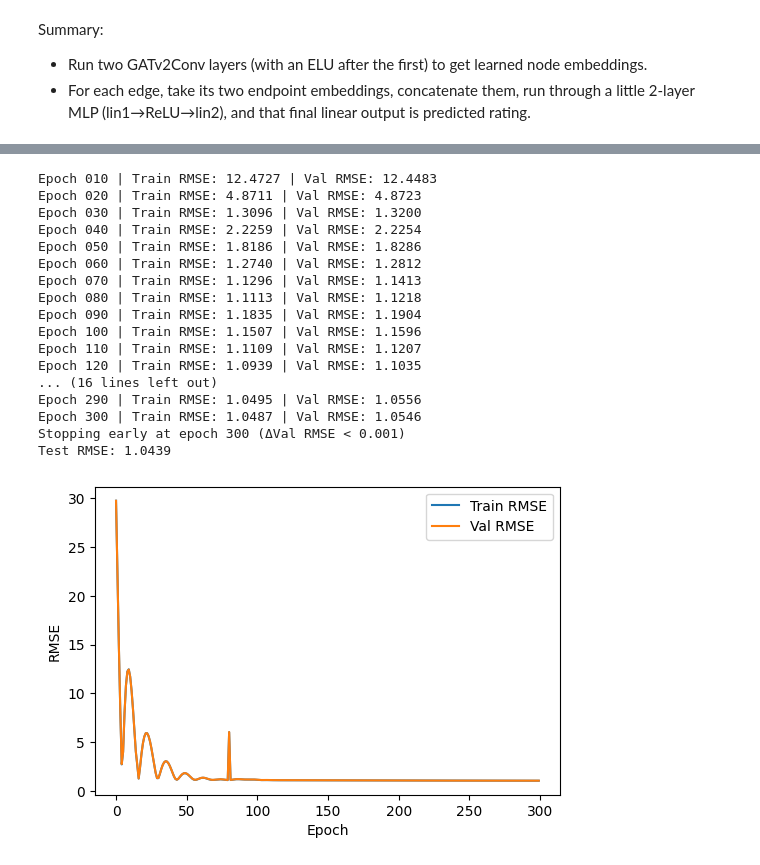
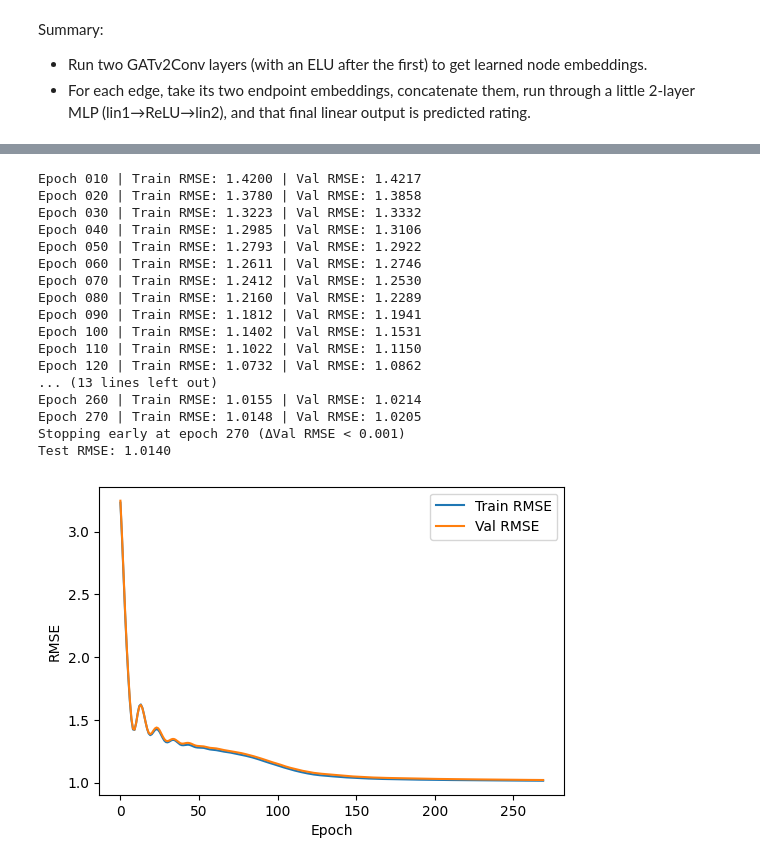
Before and after one commit to Ezio1909/movie-rating-prediction, a Jupyter notebook: demo.ipynb, the cells around one changed output, grey strips where cells are left out. Cells and saved outputs as stored; diff of their text form; code cells hidden in the pictures.

```diff
--- a/demo.ipynb
+++ b/demo.ipynb
@@ -28,6 +34,8 @@ set_seed(8386)
 #### 1. We load ratings dataset and re-map userId and movieId into another map to get distinct id for each movie and user
 # %%
 ratings = pd.read_csv('ml-latest-small/ratings.csv')
+movies = pd.read_csv("ml-latest-small/movies.csv")
+ratings = ratings.merge(movies[['movieId', 'genres']], on='movieId', how='left')
 
 user_ids, movie_ids = ratings.userId.unique(), ratings.movieId.unique()
 u_map = {uid:i for i, uid in enumerate(user_ids)}
@@ -37,3 +45,7 @@ ratings['m_idx'] = ratings.movieId.map(m_map)
 
 num_users, num_movies = len(u_map), len(m_map)
 num_nodes = num_users + num_movies
+print(f"num_users: {num_users}")
+print(f"num_movies: {num_movies}")
+print(f"num_nodes: {num_nodes}")
+ratings.head(3)
@@ -130,0 +214,7 @@ tensor([[2.2900e+02, 8.8980e-04, 8.7376e-04, 3.3993e-01, 3.2904e-02],
+# %%
+# Just use u and m directly (no duplication)
+u_feats = node_features[u]
+m_feats = node_features[m]
+cosine_feat = cosine_similarity(u_feats, m_feats).view(-1, 1)
+edge_stat_features = torch.tensor(rating_features, dtype=torch.float)  # [num_edges, 6]
+combined_edge_features_raw = torch.cat([edge_stat_features, cosine_feat], dim=1)  # [num_edges, 7]
@@ -130,0 +223,9 @@ tensor([[2.2900e+02, 8.8980e-04, 8.7376e-04, 3.3993e-01, 3.2904e-02],
+# %%
+train_edge_mask = train_mask.cpu().numpy()
+
+scaler = StandardScaler()
+scaler.fit(combined_edge_features_raw.cpu().numpy()[train_edge_mask, :])
+combined_edge_features_scaled_np = scaler.transform(combined_edge_features_raw.cpu().numpy())
+
+combined_edge_features_scaled = torch.tensor(combined_edge_features_scaled_np, dtype=torch.float, device=cosine_feat.device)
+combined_edge_features_scaled.size()
@@ -133,8 +236,9 @@ tensor([[2.2900e+02, 8.8980e-04, 8.7376e-04, 3.3993e-01, 3.2904e-02],
 # %%
 data = Data(
-  x          = node_features,    # [num_nodes × num_node_features]
+  x          = node_features_scaled,    # [num_nodes × num_node_features]
   edge_index = edge_index,       # [2 × num_edges] COO format
   edge_label = edge_label,       # [num_edges] your real‑valued targets
+  edge_attr  = combined_edge_features_scaled,
   train_mask = train_mask,       # [num_edges] bool mask for training edges
   val_mask   = val_mask,         # [num_edges] bool mask for validation
   test_mask  = test_mask         # [num_edges] bool mask for testing
@@ -229,18 +356,17 @@ class GATv2Rec(nn.Module):
 # %%
-device    = torch.device('cuda' if torch.cuda.is_available() else 'cpu')
-model     = GATv2Rec(in_dim=data.x.size(1)).to(device)
-opt       = torch.optim.Adam(model.parameters(), lr=1e-3, weight_decay=1e-4)
-loss_fn   = nn.MSELoss()
+edge_dim = data.edge_attr.size(1)
+model = GATv2Rec(in_dim=data.x.size(1), edge_dim=edge_dim).to(device)
+
+opt = torch.optim.Adam(model.parameters(), lr=1e-3, weight_decay=1e-4)
+loss_fn = nn.MSELoss()
 
 data = data.to(device)
 train_rmses, val_rmses = [], []
 epochs = 500
 threshold = 0.001
-
-# track the last val RMSE at a 10‑epoch boundary
 last_printed_val = float('inf')
 
-for epoch in range(1, epochs+1):
+for epoch in range(1, epochs + 1):
     # —— training step ——
     model.train()
     opt.zero_grad()
@@ -253,51 +379,50 @@ for epoch in range(1, epochs+1):
     # —— validation step ——
     model.eval()
     with torch.no_grad():
         v_loss = loss_fn(out[data.val_mask], data.edge_label[data.val_mask])
         val_rmses.append(math.sqrt(v_loss.item()))
 
     # —— every 10 epochs: print & check stagnation ——
     if epoch % 10 == 0:
         curr_val = val_rmses[-1]
         curr_train = train_rmses[-1]
         print(f"Epoch {epoch:03d} | Train RMSE: {curr_train:.4f} | Val RMSE: {curr_val:.4f}")
 
-        # if the change in val‐RMSE is smaller than threshold, stop
         if abs(last_printed_val - curr_val) < threshold:
             print(f"Stopping early at epoch {epoch} (ΔVal RMSE < {threshold})")
             break
         last_printed_val = curr_val
 
 # —— final test RMSE ——
 model.eval()
 with torch.no_grad():
     t_loss = loss_fn(model(data)[data.test_mask], data.edge_label[data.test_mask])
     print(f"Test RMSE: {math.sqrt(t_loss.item()):.4f}")
 
 # —— plot curves ——
-plt.figure(figsize=(6,4))
+plt.figure(figsize=(6, 4))
 plt.plot(train_rmses, label='Train RMSE')
-plt.plot(val_rmses,   label='Val RMSE')
+plt.plot(val_rmses, label='Val RMSE')
 plt.xlabel('Epoch')
 plt.ylabel('RMSE')
 plt.legend()
 plt.show()
 # %% [output]
-Epoch 010 | Train RMSE: 12.4727 | Val RMSE: 12.4483
-Epoch 020 | Train RMSE: 4.8711 | Val RMSE: 4.8723
-Epoch 030 | Train RMSE: 1.3096 | Val RMSE: 1.3200
-Epoch 040 | Train RMSE: 2.2259 | Val RMSE: 2.2254
-Epoch 050 | Train RMSE: 1.8186 | Val RMSE: 1.8286
-Epoch 060 | Train RMSE: 1.2740 | Val RMSE: 1.2812
-Epoch 070 | Train RMSE: 1.1296 | Val RMSE: 1.1413
-Epoch 080 | Train RMSE: 1.1113 | Val RMSE: 1.1218
-Epoch 090 | Train RMSE: 1.1835 | Val RMSE: 1.1904
-Epoch 100 | Train RMSE: 1.1507 | Val RMSE: 1.1596
-Epoch 110 | Train RMSE: 1.1109 | Val RMSE: 1.1207
-Epoch 120 | Train RMSE: 1.0939 | Val RMSE: 1.1035
-... (16 lines left out)
-Epoch 290 | Train RMSE: 1.0495 | Val RMSE: 1.0556
-Epoch 300 | Train RMSE: 1.0487 | Val RMSE: 1.0546
-Stopping early at epoch 300 (ΔVal RMSE < 0.001)
-Test RMSE: 1.0439
+Epoch 010 | Train RMSE: 1.4200 | Val RMSE: 1.4217
+Epoch 020 | Train RMSE: 1.3780 | Val RMSE: 1.3858
+Epoch 030 | Train RMSE: 1.3223 | Val RMSE: 1.3332
+Epoch 040 | Train RMSE: 1.2985 | Val RMSE: 1.3106
+Epoch 050 | Train RMSE: 1.2793 | Val RMSE: 1.2922
+Epoch 060 | Train RMSE: 1.2611 | Val RMSE: 1.2746
+Epoch 070 | Train RMSE: 1.2412 | Val RMSE: 1.2530
+Epoch 080 | Train RMSE: 1.2160 | Val RMSE: 1.2289
+Epoch 090 | Train RMSE: 1.1812 | Val RMSE: 1.1941
+Epoch 100 | Train RMSE: 1.1402 | Val RMSE: 1.1531
+Epoch 110 | Train RMSE: 1.1022 | Val RMSE: 1.1150
+Epoch 120 | Train RMSE: 1.0732 | Val RMSE: 1.0862
+... (13 lines left out)
+Epoch 260 | Train RMSE: 1.0155 | Val RMSE: 1.0214
+Epoch 270 | Train RMSE: 1.0148 | Val RMSE: 1.0205
+Stopping early at epoch 270 (ΔVal RMSE < 0.001)
+Test RMSE: 1.0140
-[figure, old version]
+[figure, new version]
```
Also changed, not shown: parts of 23 cells of this notebook, 3 other files.
